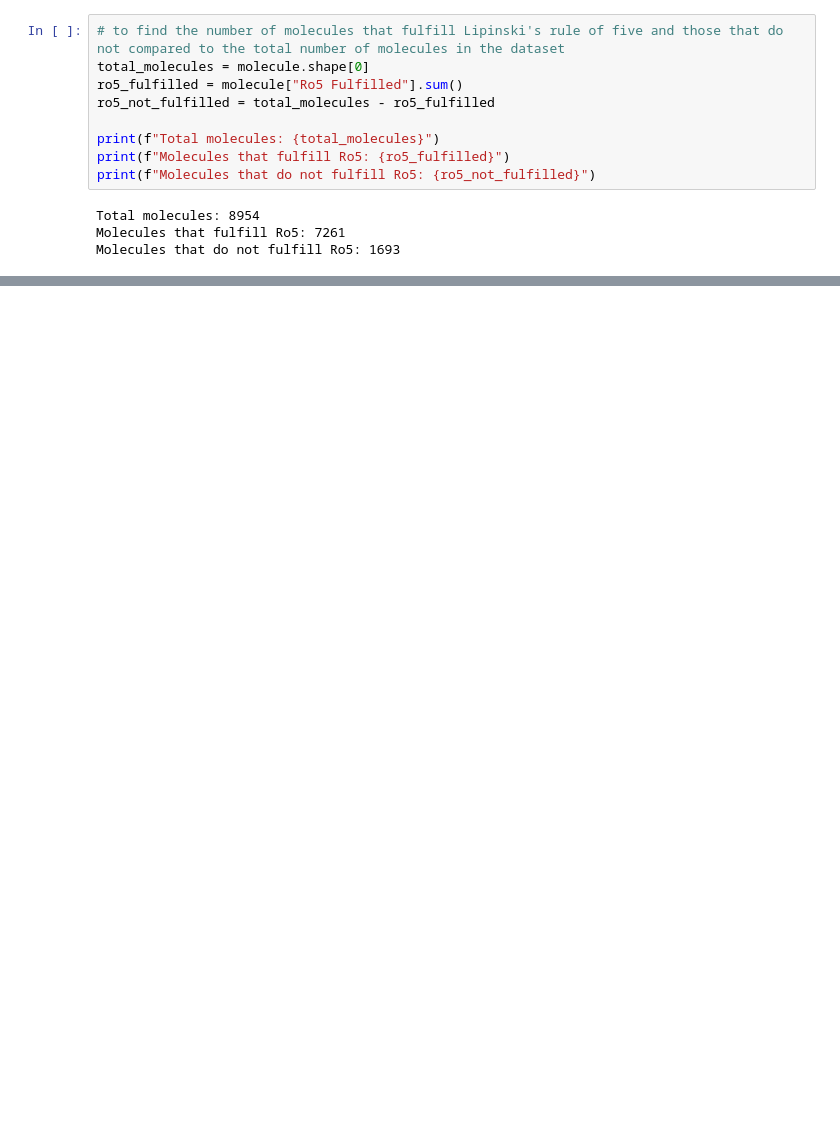
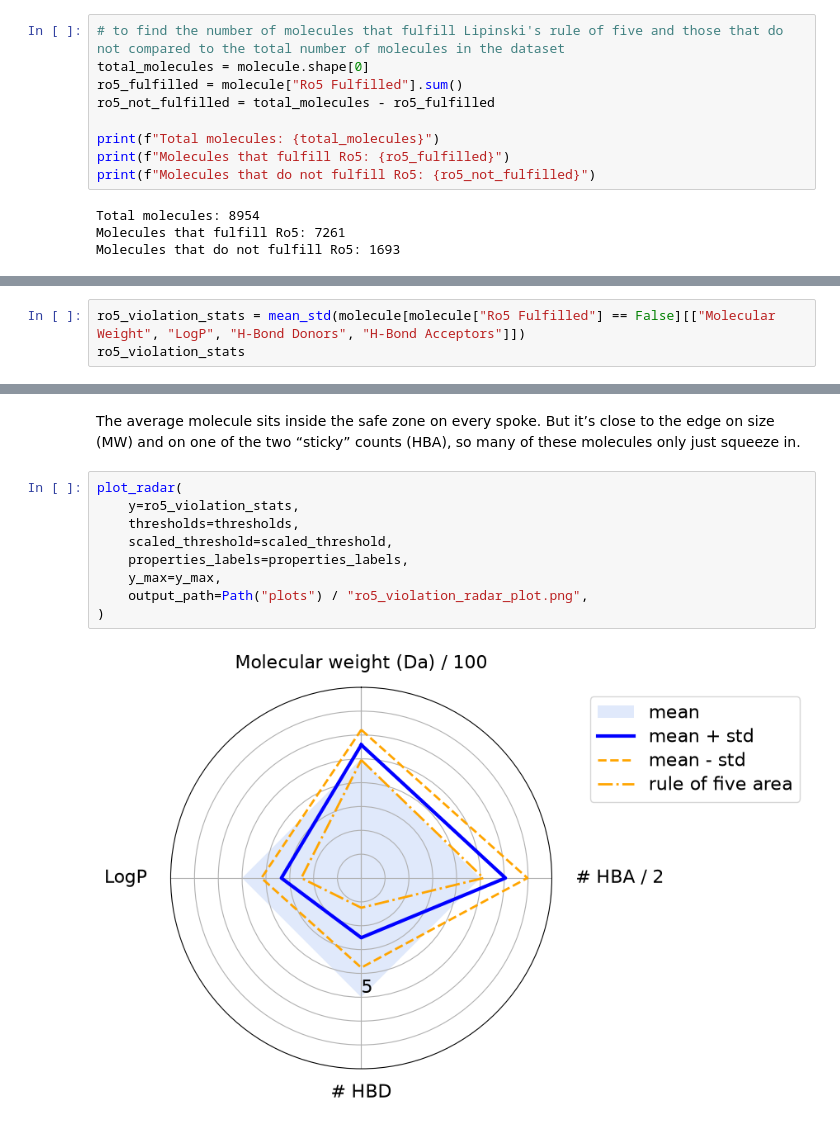
Before and after one commit to Fyn2a/VEGRF-2-Drug-Design, a Jupyter notebook: DataFilteration.ipynb, the cells around one changed output, grey strips where cells are left out. Drawn from its saved outputs; the diff is of its cells as text; blank space fills up the shorter version.

```diff
--- a/DataFilteration.ipynb
+++ b/DataFilteration.ipynb
@@ -103,0 +128,3 @@ Molecules that do not fulfill Ro5: 1693
+# %%
+ro5_violation_stats = mean_std(molecule[molecule["Ro5 Fulfilled"] == False][["Molecular Weight", "LogP", "H-Bond Donors", "H-Bond Acceptors"]])
+ro5_violation_stats
@@ -103,0 +265,13 @@ Molecules that do not fulfill Ro5: 1693
+# %% [markdown]
+The average molecule sits inside the safe zone on every spoke. But it’s close to the edge on size (MW) and on one of the two “sticky” counts (HBA), so many of these molecules only just squeeze in.
+# %%
+plot_radar(
+    y=ro5_violation_stats,
+    thresholds=thresholds,
+    scaled_threshold=scaled_threshold,
+    properties_labels=properties_labels,
+    y_max=y_max,
+    output_path=Path("plots") / "ro5_violation_radar_plot.png",
+)
+# %% [output]
+[figure, added]
```
Also changed, not shown: parts of 12 cells of this notebook, 2 other files.
